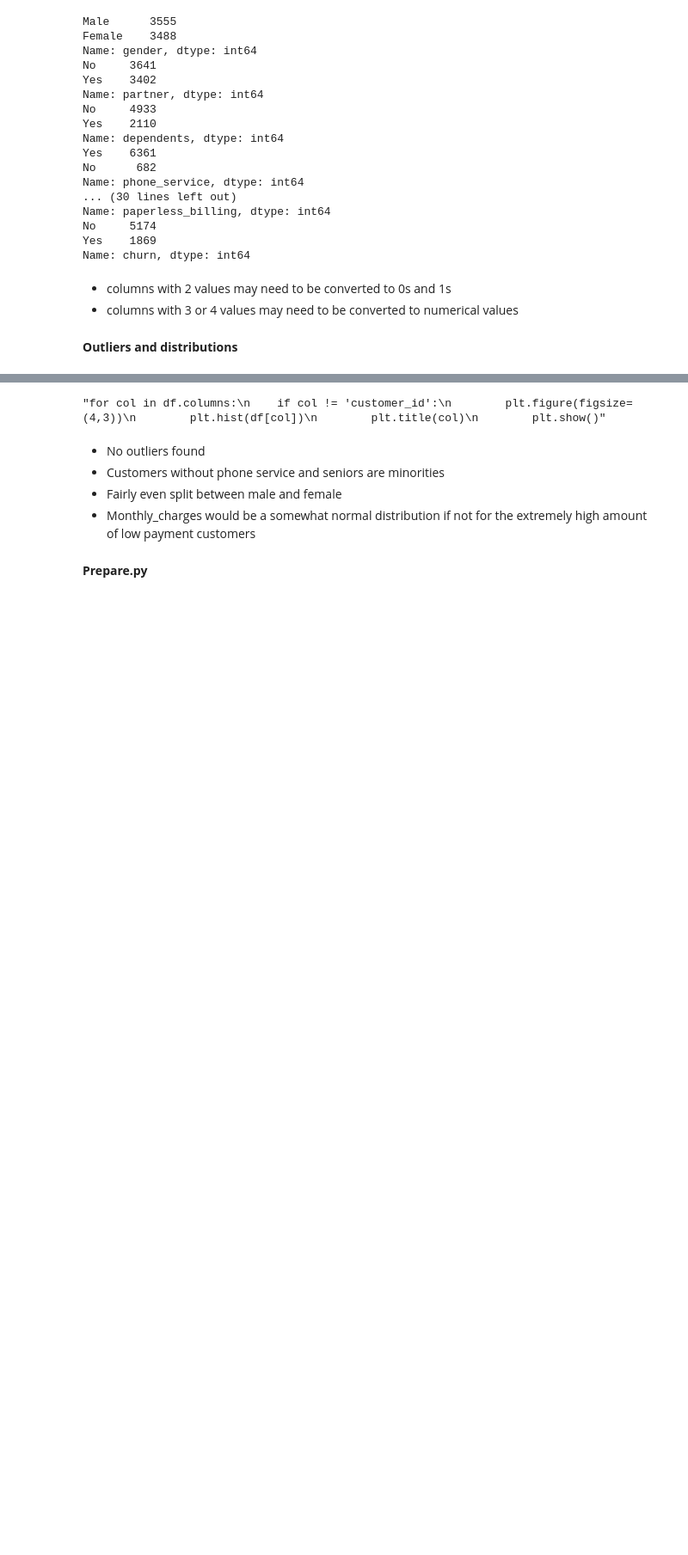
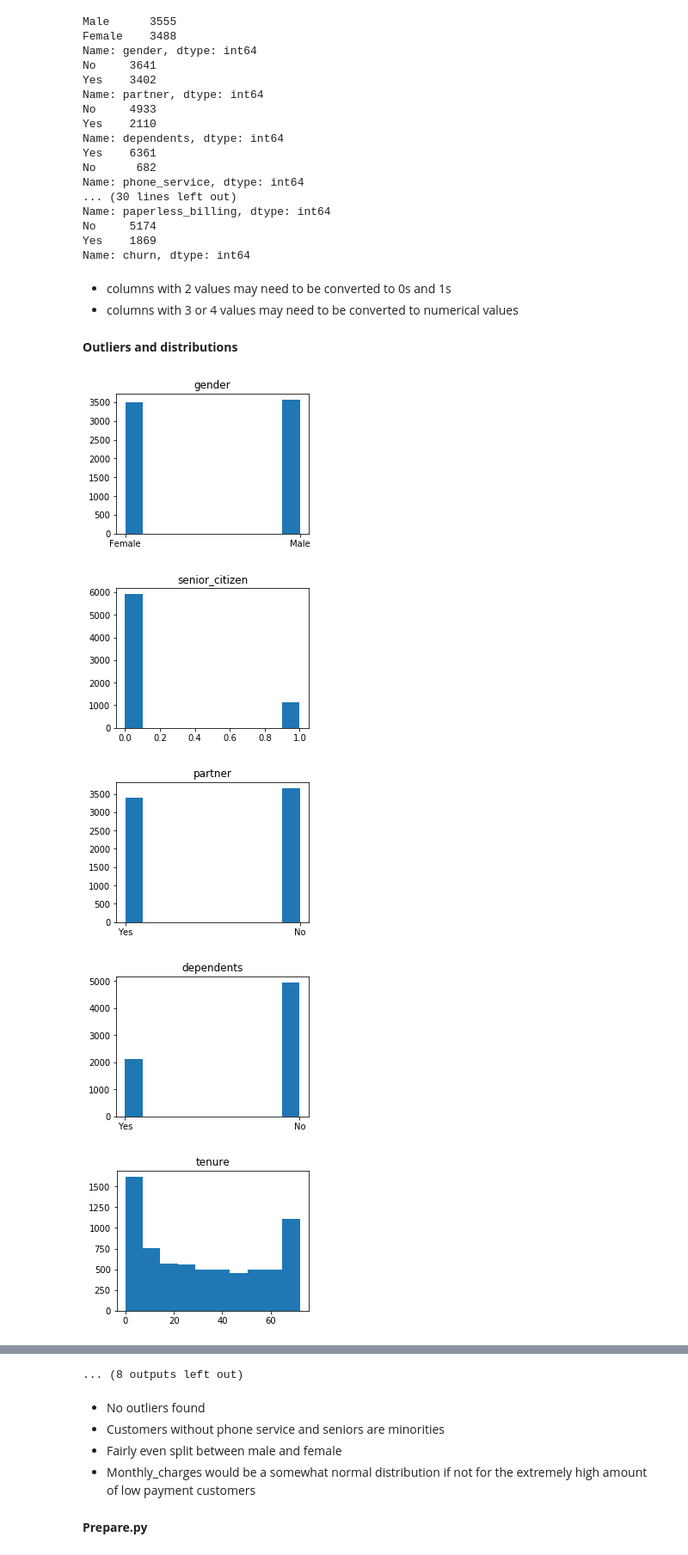
Before and after one commit to SamuelD-Data/Telco_Churn_Project, a Jupyter notebook: classification_project.ipynb, the cells around one changed output, grey strips where cells are left out. Shown at 86% size. Saved outputs shown, nothing was run; the diff lists cells and outputs as text; code cells hidden in the pictures; blank space fills up the shorter version.

```diff
--- a/classification_project.ipynb
+++ b/classification_project.ipynb
@@ -117,10 +119,15 @@ Name: churn, dtype: int64
 __Outliers and distributions__
 # %%
 # plotting data to identify outliers and distributions
-"""for col in df.columns:
+for col in df.columns:
     if col != 'customer_id':
         plt.figure(figsize=(4,3))
         plt.hist(df[col])
         plt.title(col)
-        plt.show()"""
+        plt.show()
 # %% [output]
+[figure, added]
+[figure, added]
+[figure, added]
+[figure, added]
+[figure, added]
@@ -127,4 +141,4 @@ __Outliers and distributions__
-"for col in df.columns:\n    if col != 'customer_id':\n        plt.figure(figsize=(4,3))\n        plt.hist(df[col])\n        plt.title(col)\n        plt.show()"
+... (8 outputs left out)
 # %% [markdown]
 - No outliers found
 - Customers without phone service and seniors are minorities
```
Also changed, not shown: parts of 7 cells of this notebook.
